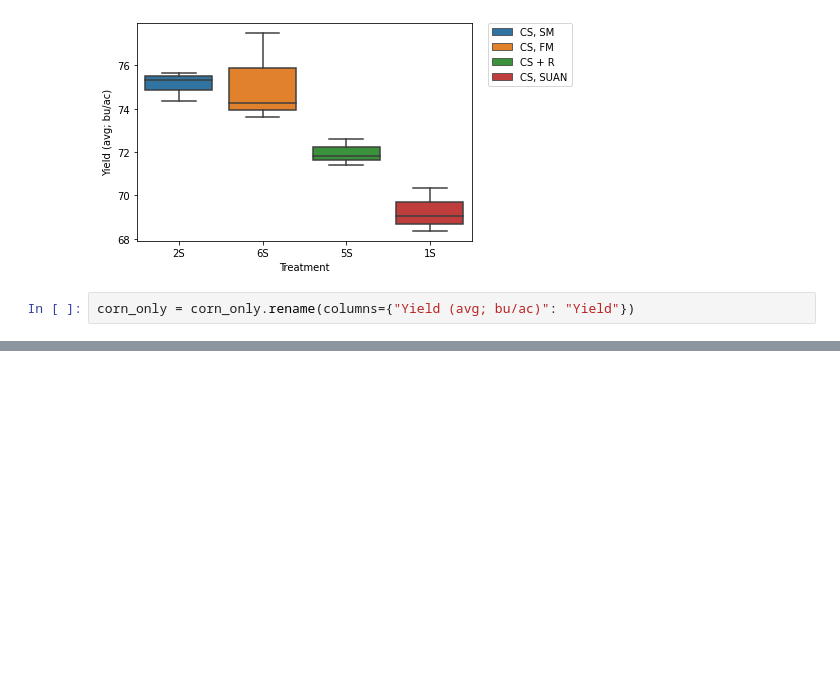
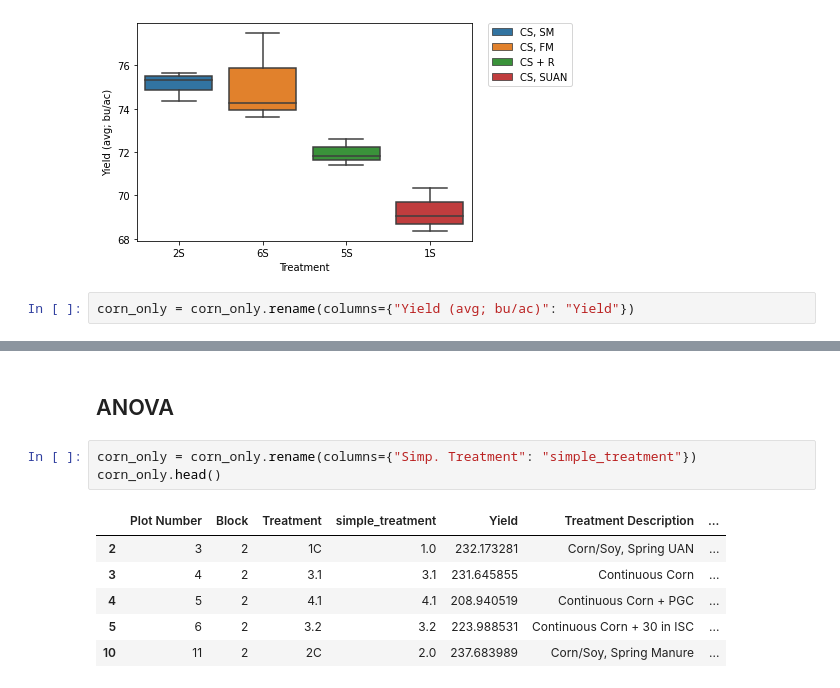
Before and after one commit to gabbymyers/516X-Project, a Jupyter notebook: _data/Yield Analysis.ipynb, the cells around one changed output, grey strips where cells are left out. Saved outputs shown, nothing was run; the diff lists cells and outputs as text; blank space fills up the shorter version.

```diff
--- a/_data/Yield Analysis.ipynb
+++ b/_data/Yield Analysis.ipynb
@@ -165,0 +151,12 @@ https://medium.com/budding-data-scientist/data-analytics-using-python-part-6-9e7
+# %% [markdown]
+## ANOVA
+# %%
+corn_only = corn_only.rename(columns={"Simp. Treatment": "simple_treatment"})
+corn_only.head()
+# %% [output]
+|  | Plot Number | Block | Treatment | simple_treatment | Yield | Treatment Description | ... |
+| 2 | 3 | 2 | 1C | 1.0 | 232.173281 | Corn/Soy, Spring UAN | ... |
+| 3 | 4 | 2 | 3.1 | 3.1 | 231.645855 | Continuous Corn | ... |
+| 4 | 5 | 2 | 4.1 | 4.1 | 208.940519 | Continuous Corn + PGC | ... |
+| 5 | 6 | 2 | 3.2 | 3.2 | 223.988531 | Continuous Corn + 30 in ISC | ... |
+| 10 | 11 | 2 | 2C | 2.0 | 237.683989 | Corn/Soy, Spring Manure | ... |
```
Also changed, not shown: parts of 18 cells of this notebook.
